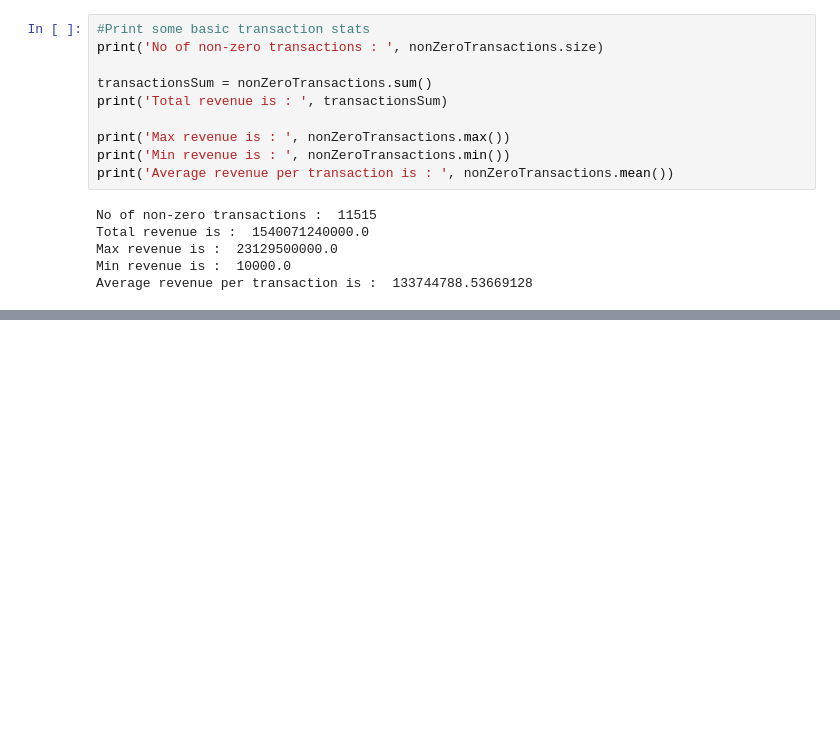
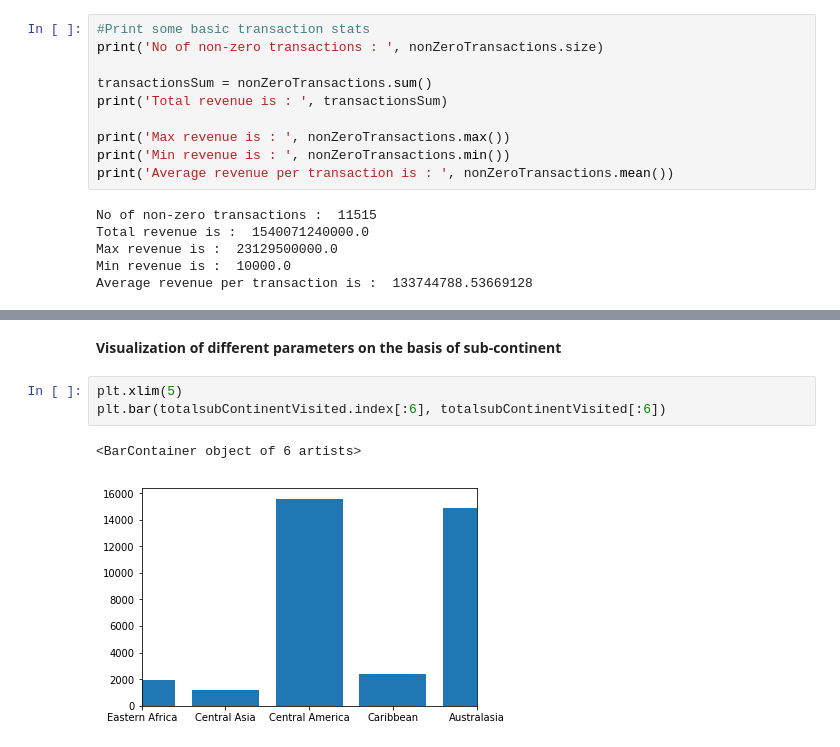
Before and after one commit to nauman-tintash/GStore-DataAnalysis, a Jupyter notebook: ExploratoryAnalysis.ipynb, the cells around one changed output, grey strips where cells are left out. Cells and saved outputs as stored; diff of their text form; blank space fills up the shorter version.

```diff
--- a/ExploratoryAnalysis.ipynb
+++ b/ExploratoryAnalysis.ipynb
@@ -97,0 +298,8 @@ Percentage of users that pay :  0.013973415418283704
+# %% [markdown]
+**Visualization of different parameters on the basis of sub-continent**
+# %%
+plt.xlim(5)
+plt.bar(totalsubContinentVisited.index[:6], totalsubContinentVisited[:6])
+# %% [output]
+<BarContainer object of 6 artists>
+[figure, added]
```
Also changed, not shown: parts of 23 cells of this notebook.
